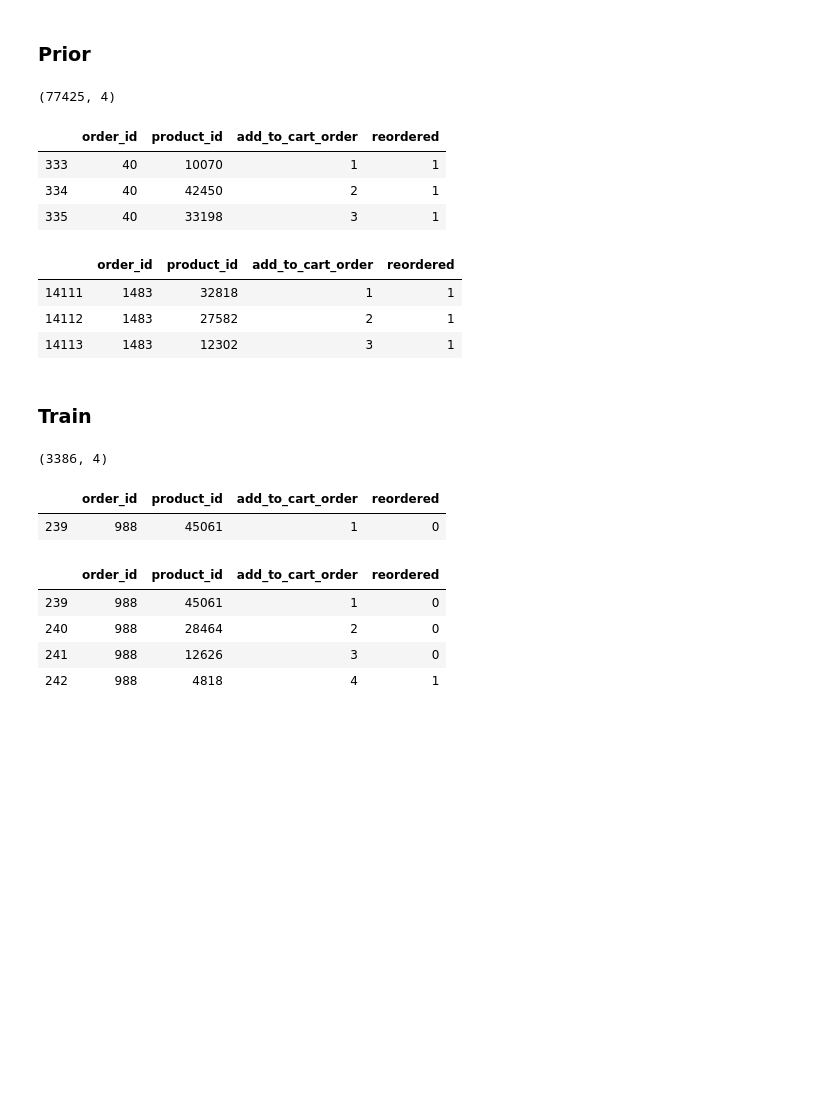
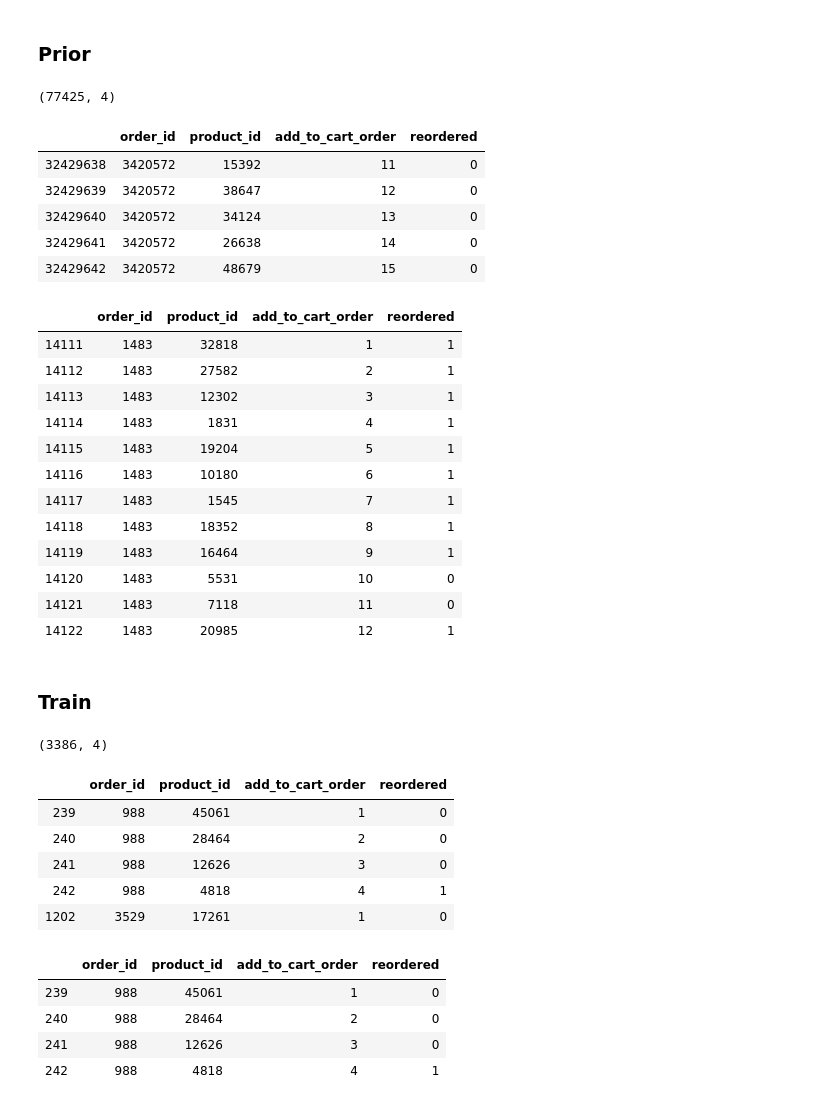
Before and after one commit to thomkav/classification_instacart, a Jupyter notebook: notebooks/dead/Instacart_Recommendation_Modeling.ipynb, the cells around one changed output. Saved outputs shown, nothing was run; the diff lists cells and outputs as text; code cells hidden in the pictures; blank space fills up the shorter version.

```diff
--- a/notebooks/Instacart_Recommendation_Modeling.ipynb
+++ b/notebooks/dead/Instacart_Recommendation_Modeling.ipynb
@@ -218,4 +152,0 @@ class NaiveTopProducts(object):
-# %%
-naive_model = NaiveTopProducts()
-naive_model.fit(df_order_prods__prior)
-preds = naive_model.predict()
@@ -365,30 +200,45 @@ df_orders_log.head(3)
 ### Prior
 # %%
 print(df_order_prods__prior.shape)
-df_order_prods__prior.head(3)
+df_order_prods__prior.tail()
 # %% [output]
 (77425, 4)
 |  | order_id | product_id | add_to_cart_order | reordered |
-| 333 | 40 | 10070 | 1 | 1 |
-| 334 | 40 | 42450 | 2 | 1 |
-| 335 | 40 | 33198 | 3 | 1 |
+| 32429638 | 3420572 | 15392 | 11 | 0 |
+| 32429639 | 3420572 | 38647 | 12 | 0 |
+| 32429640 | 3420572 | 34124 | 13 | 0 |
+| 32429641 | 3420572 | 26638 | 14 | 0 |
+| 32429642 | 3420572 | 48679 | 15 | 0 |
 # %%
 # inspect an individual order from prior
-df_order_prods__prior[df_order_prods__prior.order_id == 1483].head(3)
+df_order_prods__prior[df_order_prods__prior.order_id == 1483]
 # %% [output]
 |  | order_id | product_id | add_to_cart_order | reordered |
 | 14111 | 1483 | 32818 | 1 | 1 |
 | 14112 | 1483 | 27582 | 2 | 1 |
 | 14113 | 1483 | 12302 | 3 | 1 |
+| 14114 | 1483 | 1831 | 4 | 1 |
+| 14115 | 1483 | 19204 | 5 | 1 |
+| 14116 | 1483 | 10180 | 6 | 1 |
+| 14117 | 1483 | 1545 | 7 | 1 |
+| 14118 | 1483 | 18352 | 8 | 1 |
+| 14119 | 1483 | 16464 | 9 | 1 |
+| 14120 | 1483 | 5531 | 10 | 0 |
+| 14121 | 1483 | 7118 | 11 | 0 |
+| 14122 | 1483 | 20985 | 12 | 1 |
 # %% [markdown]
 ### Train
 # %%
 print(df_order_prods__train.shape)
-df_order_prods__train.head(1)
+df_order_prods__train.head()
 # %% [output]
 (3386, 4)
 |  | order_id | product_id | add_to_cart_order | reordered |
 | 239 | 988 | 45061 | 1 | 0 |
+| 240 | 988 | 28464 | 2 | 0 |
+| 241 | 988 | 12626 | 3 | 0 |
+| 242 | 988 | 4818 | 4 | 1 |
+| 1202 | 3529 | 17261 | 1 | 0 |
 # %%
 # inspect an individual order from train
 df_order_prods__train[df_order_prods__train.order_id == 988]
```
Also changed, not shown: parts of 46 cells of this notebook, 4 other files.
